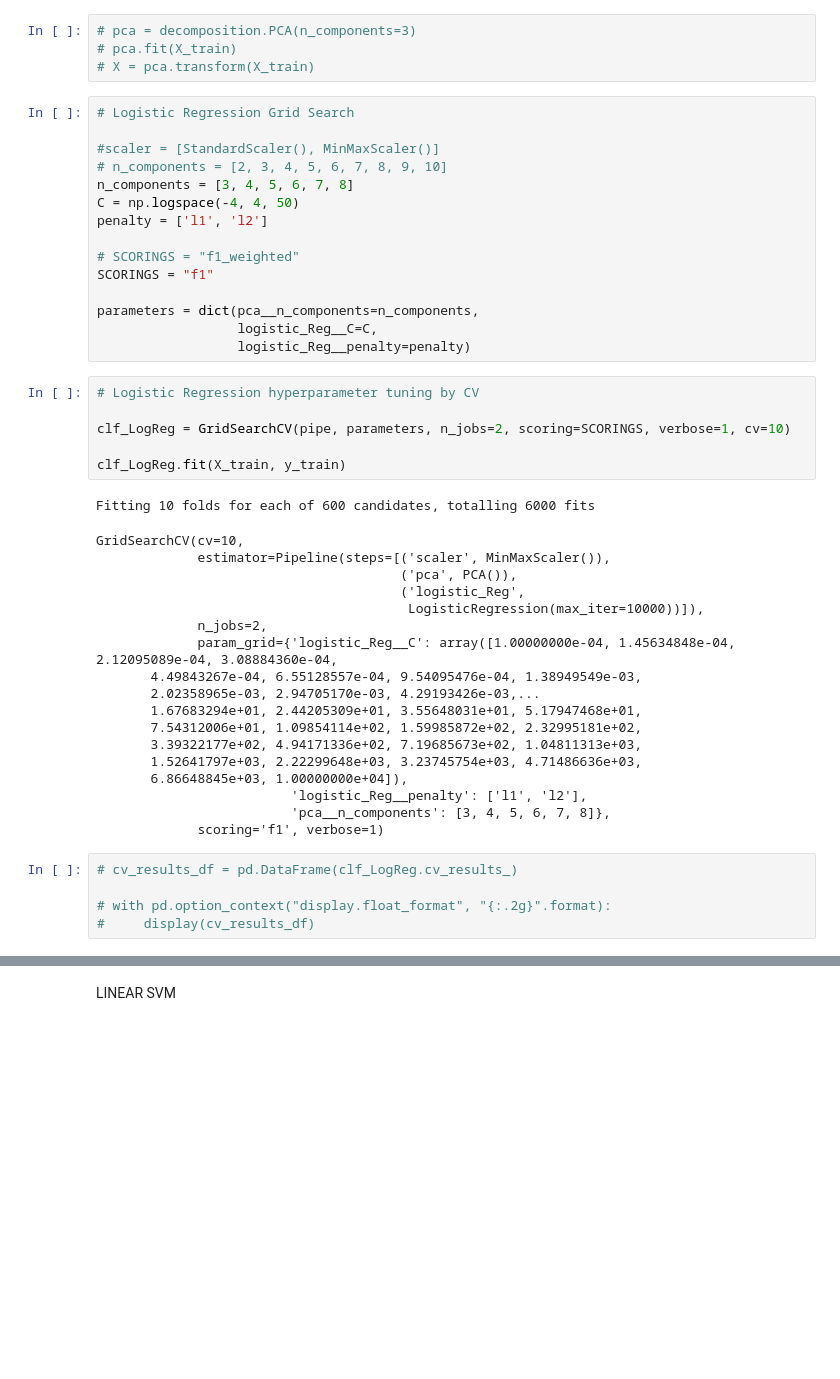
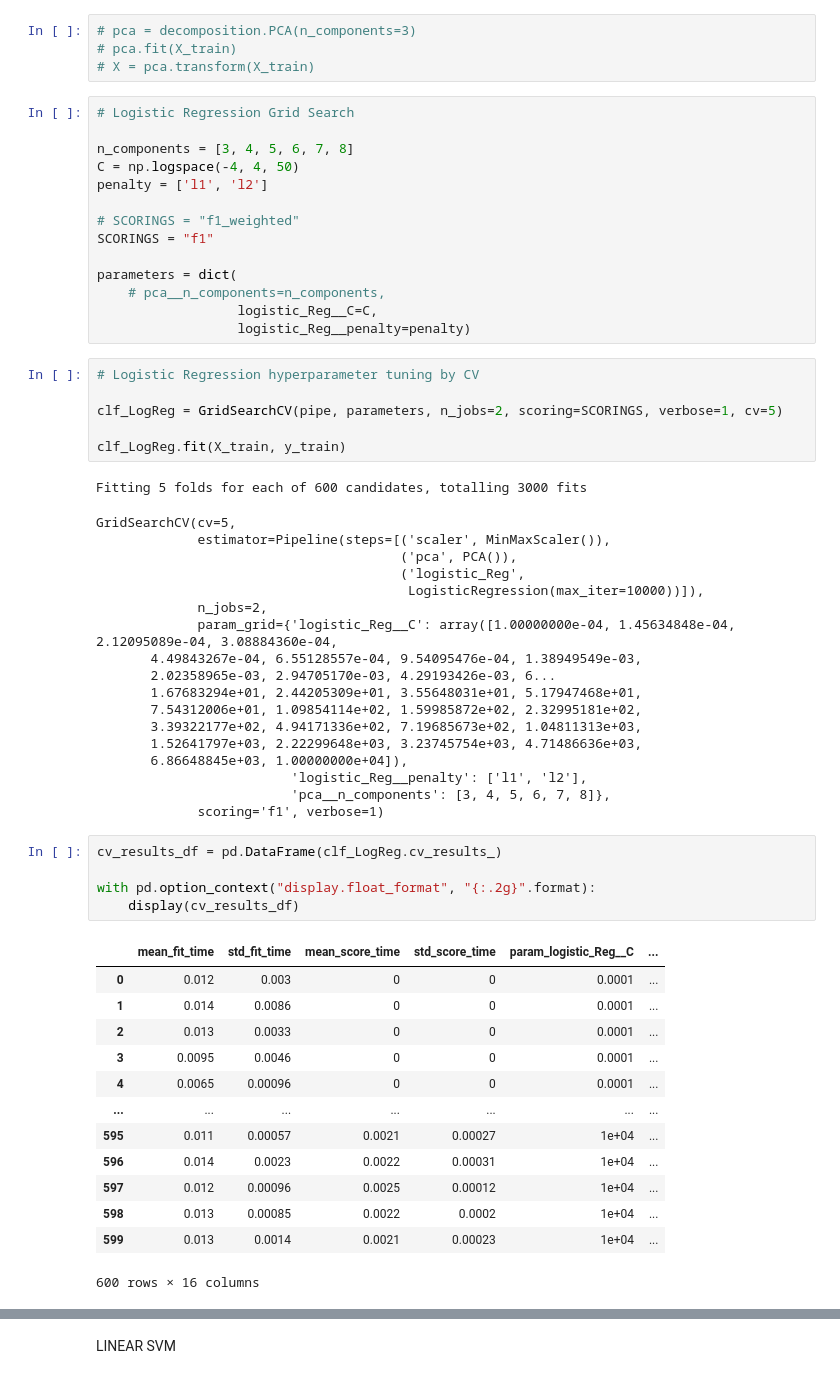
Before and after one commit to Bl4ckEnd/MLAlgoProject, a Jupyter notebook: data_transformation.ipynb, the cells around one changed output, grey strips where cells are left out. Saved outputs shown, nothing was run; the diff lists cells and outputs as text; blank space fills up the shorter version.

```diff
--- a/data_transformation.ipynb
+++ b/data_transformation.ipynb
@@ -271,8 +275,6 @@ pipe = Pipeline(steps=[('scaler',scaler), ('pca', pca), ('logistic_Reg', logisti
 # %%
 # Logistic Regression Grid Search
 
-#scaler = [StandardScaler(), MinMaxScaler()]
-# n_components = [2, 3, 4, 5, 6, 7, 8, 9, 10]
 n_components = [3, 4, 5, 6, 7, 8]
 C = np.logspace(-4, 4, 50)
 penalty = ['l1', 'l2']
@@ -280,18 +282,19 @@ penalty = ['l1', 'l2']
 # SCORINGS = "f1_weighted"
 SCORINGS = "f1"
 
-parameters = dict(pca__n_components=n_components,
+parameters = dict(
+    # pca__n_components=n_components,
                   logistic_Reg__C=C,
                   logistic_Reg__penalty=penalty)
 # %%
 # Logistic Regression hyperparameter tuning by CV
 
-clf_LogReg = GridSearchCV(pipe, parameters, n_jobs=2, scoring=SCORINGS, verbose=1, cv=10)
+clf_LogReg = GridSearchCV(pipe, parameters, n_jobs=2, scoring=SCORINGS, verbose=1, cv=5)
 
 clf_LogReg.fit(X_train, y_train)
 # %% [output]
-Fitting 10 folds for each of 600 candidates, totalling 6000 fits
+Fitting 5 folds for each of 600 candidates, totalling 3000 fits
-GridSearchCV(cv=10,
+GridSearchCV(cv=5,
              estimator=Pipeline(steps=[('scaler', MinMaxScaler()),
                                        ('pca', PCA()),
                                        ('logistic_Reg',
@@ -299,7 +302,7 @@ GridSearchCV(cv=10,
              n_jobs=2,
              param_grid={'logistic_Reg__C': array([1.00000000e-04, 1.45634848e-04, 2.12095089e-04, 3.08884360e-04,
        4.49843267e-04, 6.55128557e-04, 9.54095476e-04, 1.38949549e-03,
-       2.02358965e-03, 2.94705170e-03, 4.29193426e-03,...
+       2.02358965e-03, 2.94705170e-03, 4.29193426e-03, 6...
        1.67683294e+01, 2.44205309e+01, 3.55648031e+01, 5.17947468e+01,
        7.54312006e+01, 1.09854114e+02, 1.59985872e+02, 2.32995181e+02,
        3.39322177e+02, 4.94171336e+02, 7.19685673e+02, 1.04811313e+03,
@@ -309,10 +312,24 @@ GridSearchCV(cv=10,
                          'pca__n_components': [3, 4, 5, 6, 7, 8]},
              scoring='f1', verbose=1)
 # %%
-# cv_results_df = pd.DataFrame(clf_LogReg.cv_results_)
+cv_results_df = pd.DataFrame(clf_LogReg.cv_results_)
 
-# with pd.option_context("display.float_format", "{:.2g}".format):
-#     display(cv_results_df)
+with pd.option_context("display.float_format", "{:.2g}".format):
+    display(cv_results_df)
+# %% [output]
+|  | mean_fit_time | std_fit_time | mean_score_time | std_score_time | param_logistic_Reg__C | ... |
+| 0 | 0.012 | 0.003 | 0 | 0 | 0.0001 | ... |
+| 1 | 0.014 | 0.0086 | 0 | 0 | 0.0001 | ... |
+| 2 | 0.013 | 0.0033 | 0 | 0 | 0.0001 | ... |
+| 3 | 0.0095 | 0.0046 | 0 | 0 | 0.0001 | ... |
+| 4 | 0.0065 | 0.00096 | 0 | 0 | 0.0001 | ... |
+| ... | ... | ... | ... | ... | ... | ... |
+| 595 | 0.011 | 0.00057 | 0.0021 | 0.00027 | 1e+04 | ... |
+| 596 | 0.014 | 0.0023 | 0.0022 | 0.00031 | 1e+04 | ... |
+| 597 | 0.012 | 0.00096 | 0.0025 | 0.00012 | 1e+04 | ... |
+| 598 | 0.013 | 0.00085 | 0.0022 | 0.0002 | 1e+04 | ... |
+| 599 | 0.013 | 0.0014 | 0.0021 | 0.00023 | 1e+04 | ... |
+600 rows × 16 columns
 # %%
 print('Best Penalty:', clf_LogReg.best_estimator_.get_params()['logistic_Reg__penalty'])
 print('Best C:', clf_LogReg.best_estimator_.get_params()['logistic_Reg__C'])
```
Also changed, not shown: parts of 26 cells of this notebook.
